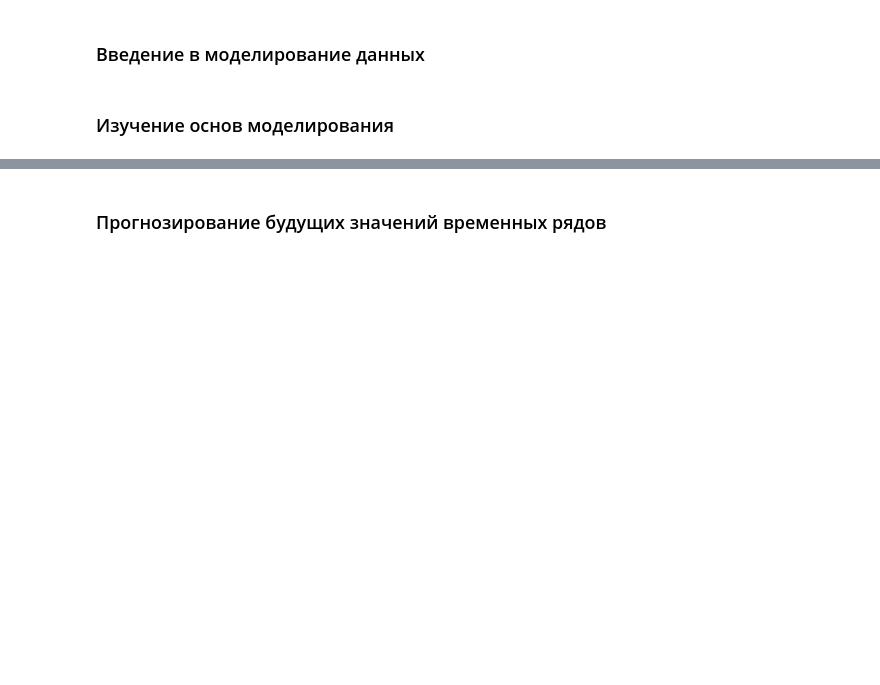
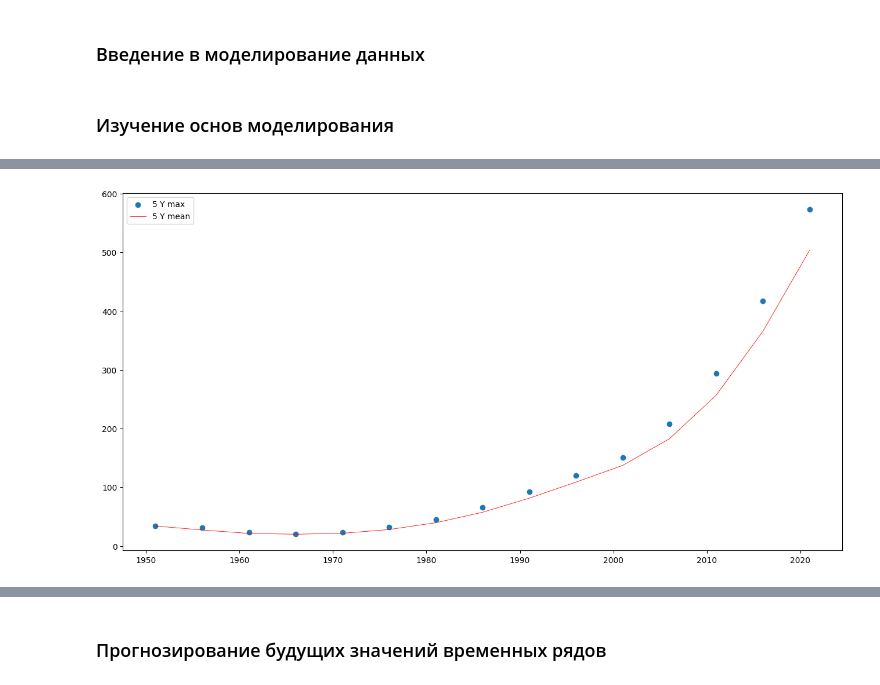
Before and after one commit to rgenius-ru/pandas_lessons, a Jupyter notebook: lessons/Pandas_for_Data_Engineering/part3.ipynb, the cells around one changed output, grey strips where cells are left out. Saved outputs shown, nothing was run; the diff lists cells and outputs as text; code cells hidden in the pictures; blank space fills up the shorter version.

```diff
--- a/lessons/Pandas_for_Data_Engineering/part3.ipynb
+++ b/lessons/Pandas_for_Data_Engineering/part3.ipynb
@@ -1393,0 +1502,13 @@ scaled_train.describe().T
+# %%
+fig, ax = plt.subplots(figsize=(16, 8))
+ax.scatter(five_max_df.index, five_max_df['population aged 100+ (000)'], label='5 Y max')
+ax.plot(
+    five_df.index, five_df_mean['population aged 100+ (000)'],
+    lw=0.6,
+    color='red',
+    label='5 Y mean'
+)
+ax.legend()
+plt.show()
+# %% [output]
+[figure, added]
```
Also changed, not shown: parts of 21 cells of this notebook.
